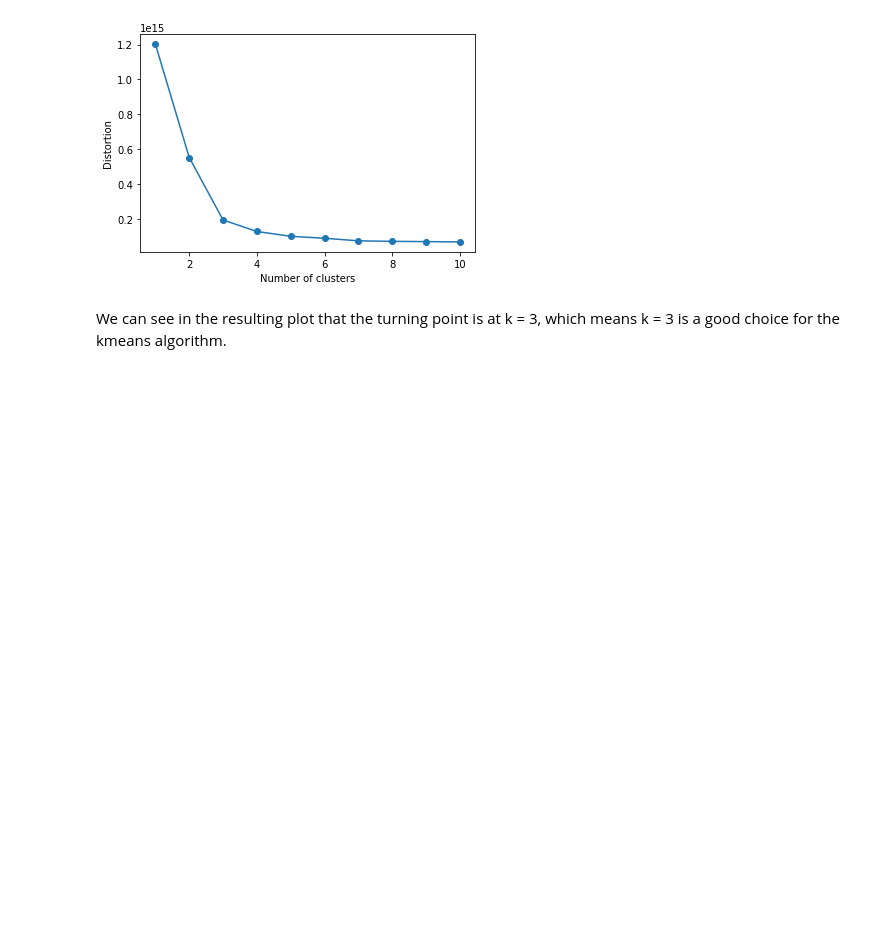
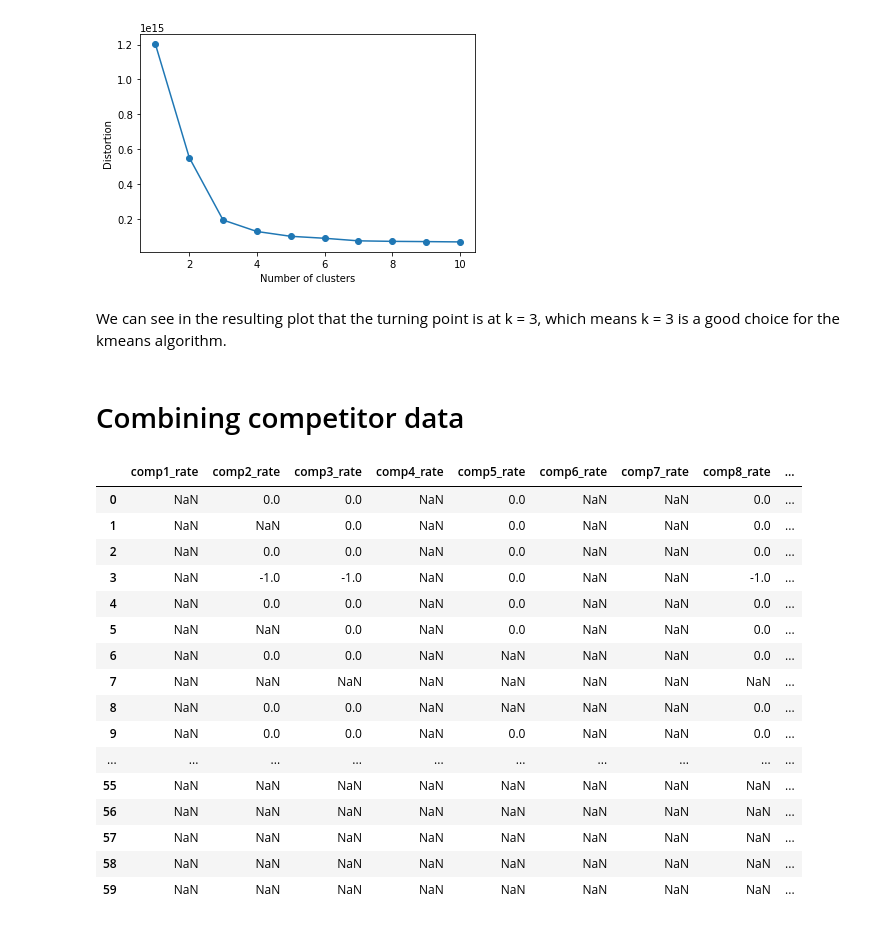
Before and after one commit to SoberZ/data-mining-techniques, a Jupyter notebook: A2/EDA.ipynb, the cells around one changed output. Saved outputs shown, nothing was run; the diff lists cells and outputs as text; code cells hidden in the pictures; blank space fills up the shorter version.

Commit message:
combine competitor data

```diff
--- a/A2/EDA.ipynb
+++ b/A2/EDA.ipynb
@@ -76,3 +219,39 @@ plt.show()
 [figure]
 # %% [markdown]
 We can see in the resulting plot that the turning point is at k = 3, which means k = 3 is a good choice for the kmeans algorithm.
+# %% [markdown]
+# Combining competitor data
+# %%
+comp_col = [col for col in dat if col.endswith('rate')]
+
+dat['comp_rate'] = -2
+dat['comp_rate'] = dat['comp_rate'].replace(-2,np.NaN)
+
+for c in tqdm(comp_col):
+    mask_1 = dat[c] == 1
+    mask_0 = dat[c] == 0
+    mask_minus_1 = dat[c] == -1
+    dat.loc[mask_1, 'comp_rate'] = 1
+    dat.loc[mask_0, 'comp_rate'] = 0
+    dat.loc[mask_minus_1, 'comp_rate'] = -1
+# %%
+comp_col.append('comp_rate')
+dat[comp_col].head(60)
+# %% [output]
+|  | comp1_rate | comp2_rate | comp3_rate | comp4_rate | comp5_rate | comp6_rate | comp7_rate | comp8_rate | ... |
+| 0 | NaN | 0.0 | 0.0 | NaN | 0.0 | NaN | NaN | 0.0 | ... |
+| 1 | NaN | NaN | 0.0 | NaN | 0.0 | NaN | NaN | 0.0 | ... |
+| 2 | NaN | 0.0 | 0.0 | NaN | 0.0 | NaN | NaN | 0.0 | ... |
+| 3 | NaN | -1.0 | -1.0 | NaN | 0.0 | NaN | NaN | -1.0 | ... |
+| 4 | NaN | 0.0 | 0.0 | NaN | 0.0 | NaN | NaN | 0.0 | ... |
+| 5 | NaN | NaN | 0.0 | NaN | 0.0 | NaN | NaN | 0.0 | ... |
+| 6 | NaN | 0.0 | 0.0 | NaN | NaN | NaN | NaN | 0.0 | ... |
+| 7 | NaN | NaN | NaN | NaN | NaN | NaN | NaN | NaN | ... |
+| 8 | NaN | 0.0 | 0.0 | NaN | NaN | NaN | NaN | 0.0 | ... |
+| 9 | NaN | 0.0 | 0.0 | NaN | 0.0 | NaN | NaN | 0.0 | ... |
+| ... | ... | ... | ... | ... | ... | ... | ... | ... | ... |
+| 55 | NaN | NaN | NaN | NaN | NaN | NaN | NaN | NaN | ... |
+| 56 | NaN | NaN | NaN | NaN | NaN | NaN | NaN | NaN | ... |
+| 57 | NaN | NaN | NaN | NaN | NaN | NaN | NaN | NaN | ... |
+| 58 | NaN | NaN | NaN | NaN | NaN | NaN | NaN | NaN | ... |
+| 59 | NaN | NaN | NaN | NaN | NaN | NaN | NaN | NaN | ... |
```
Also changed, not shown: parts of 24 cells of this notebook, 1 other file.
